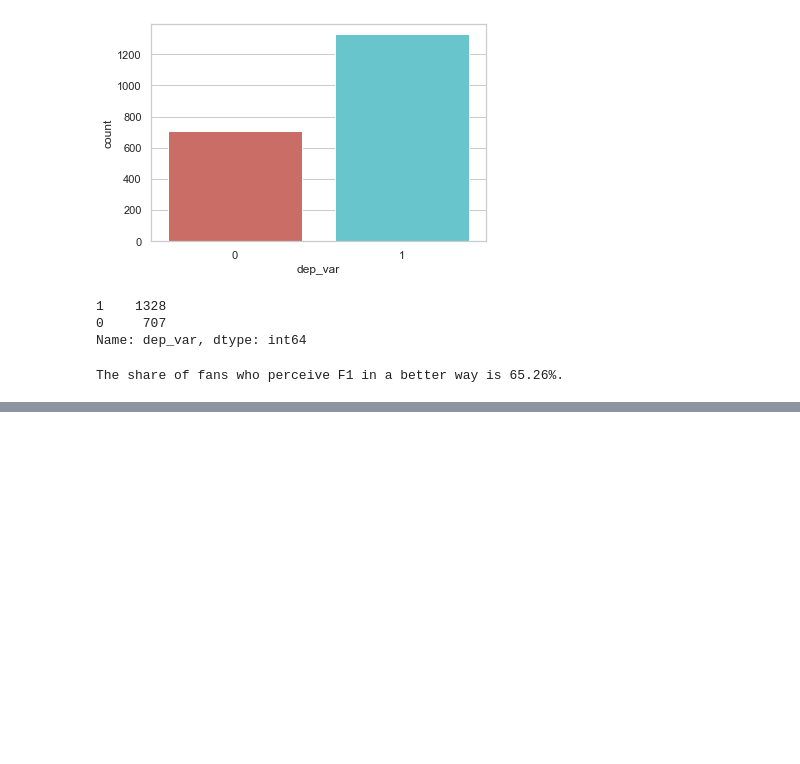
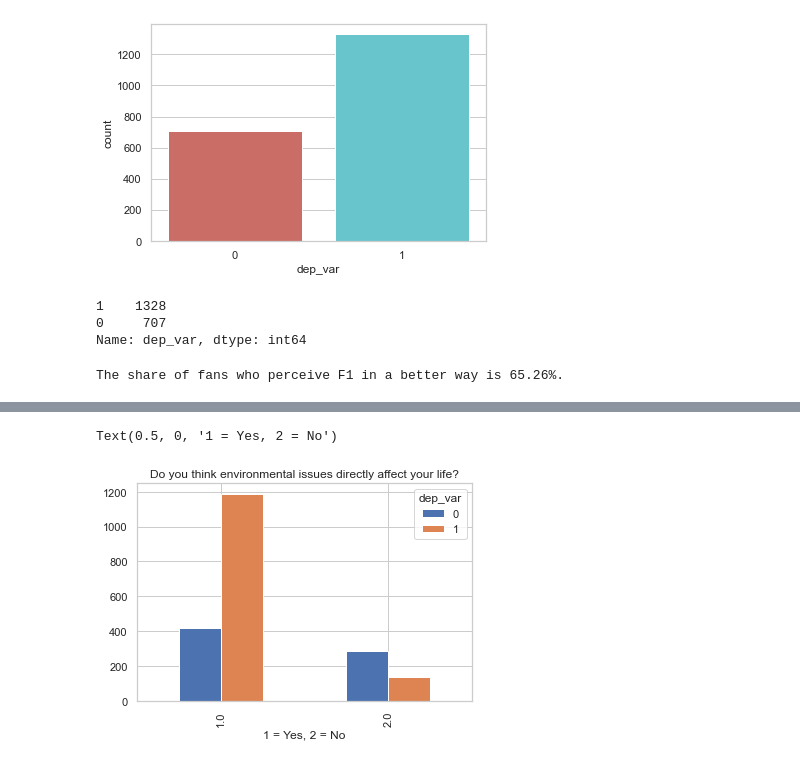
Before and after one commit to FWD06/Project-name-or-sth, a Jupyter notebook: project_part1.ipynb, the cells around one changed output, grey strips where cells are left out. Drawn from its saved outputs; the diff is of its cells as text; code cells hidden in the pictures; blank space fills up the shorter version.

```diff
--- a/project_part1.ipynb
+++ b/project_part1.ipynb
@@ -440,0 +525,7 @@ The share of fans who perceive F1 in a better way is 65.26%.
+# %%
+pd.crosstab(df_1.Q3,df_1.dep_var).plot(kind='bar')
+plt.title('Do you think environmental issues directly affect your life?')
+plt.xlabel('1 = Yes, 2 = No')
+# %% [output]
+Text(0.5, 0, '1 = Yes, 2 = No')
+[figure, added]
```
Also changed, not shown: parts of 35 cells of this notebook.
